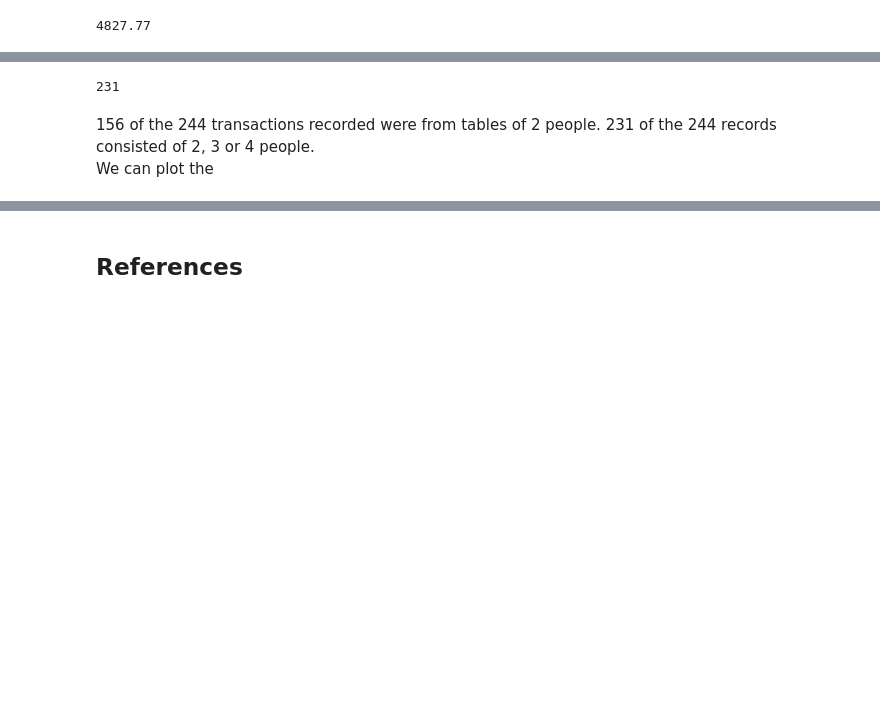
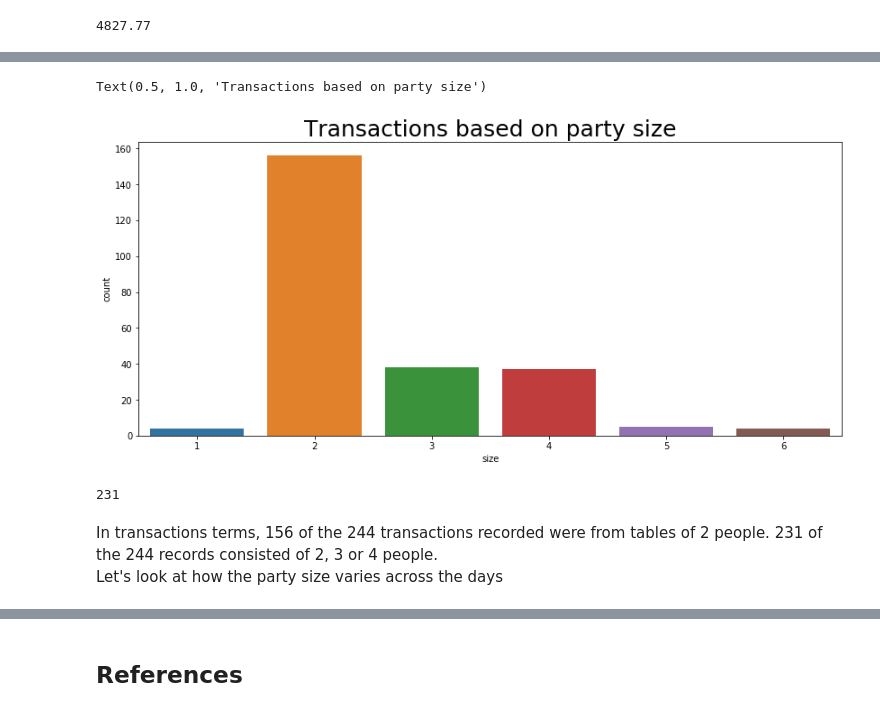
Before and after one commit to BarryClarke/Fundamentals---Assessment-2019, a Jupyter notebook: Tips dataset.ipynb, the cells around one changed output, grey strips where cells are left out. Saved outputs shown, nothing was run; the diff lists cells and outputs as text; code cells hidden in the pictures; blank space fills up the shorter version.

```diff
--- a/Tips dataset.ipynb
+++ b/Tips dataset.ipynb
@@ -490,3 +538,10 @@ tips.groupby(['size']).count()
+# %%
+# Graphically demonstrate the above table
+sns.countplot(x='size', data=tips) # [8] https://devarea.com/python-machine-learning-example-linear-regression/#.XdwgSej7Q2w
+plt.title('Transactions based on party size', size=25)
+# %% [output]
+Text(0.5, 1.0, 'Transactions based on party size')
+[figure, added]
 # %%
 # Count the number of transactions where the party size was 2, 3 or 4 people
 r = tips[tips['size'].isin(['2', '3', '4'])]
@@ -494,5 +549,5 @@ len(r)
 # %% [output]
 231
 # %% [markdown]
-156 of the 244 transactions recorded were from tables of 2 people. 231 of the 244 records consisted of 2, 3 or 4 people.<br>
-We can plot the
+In transactions terms, 156 of the 244 transactions recorded were from tables of 2 people. 231 of the 244 records consisted of 2, 3 or 4 people.<br>
+Let's look at how the party size varies across the days
```
Also changed, not shown: parts of 36 cells of this notebook.
